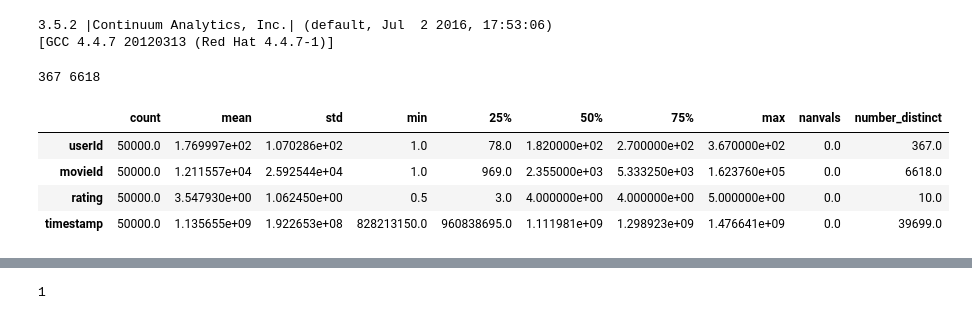
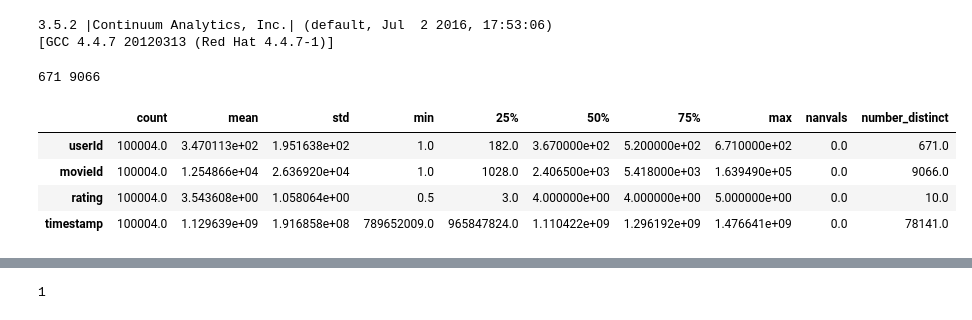
Before and after one commit to zachzhang/MovieRecommendation, a Jupyter notebook: MatFactTF.ipynb, the cells around one changed output, grey strips where cells are left out. Saved outputs shown, nothing was run; the diff lists cells and outputs as text; code cells hidden in the pictures.

```diff
--- a/MatFactTF.ipynb
+++ b/MatFactTF.ipynb
@@ -10,7 +10,7 @@ import matplotlib.pyplot as plt
 3.5.2 |Continuum Analytics, Inc.| (default, Jul  2 2016, 17:53:06)
 [GCC 4.4.7 20120313 (Red Hat 4.4.7-1)]
 # %%
-movieratings = pd.read_csv('ratings.csv', nrows = 50000)
+movieratings = pd.read_csv('ratings.csv')
 
 users = movieratings.ix[:,0].values
 songs = movieratings.ix[:,1].values
@@ -24,37 +24,37 @@ uni_songs = movieratings['movieId'].unique()
 user_map = dict(zip(uni_users,range(len(uni_users))))
 song_map = dict(zip(uni_songs,range(len(uni_songs))))
 
 user_idx =  np.array([ user_map[user] for user in users])
 song_idx =  np.array([ song_map[song] for song in songs])
 
 print(len(uni_users),len(uni_songs))
 
 perm = np.random.permutation(len(users))
 trn_idx = perm[:(len(users)*9)//10]
 val_idx = perm[(len(users)*9)//10:]
 user_idx_trn, song_idx_trn, ratings_trn = user_idx[trn_idx], song_idx[trn_idx], ratings[trn_idx]
 user_idx_val, song_idx_val, ratings_val = user_idx[val_idx], song_idx[val_idx], ratings[val_idx]
 
 def getDfSummary(input_data):
     output_data = input_data.describe(include = 'all').T
     var = pd.DataFrame(data = {'nanvals': pd.Series(), 'number_distinct': pd.Series()})
     for i in range(len(input_data.columns)):
         nanvals = input_data.ix[:,i].isnull().sum()
         number_distinct = len(input_data.ix[:,i].value_counts())
         var = var.append(pd.DataFrame([[nanvals, number_distinct]], columns = ['nanvals', 'number_distinct']))
     var.index = output_data.index.values
     output_data['nanvals'] = var['nanvals']
     output_data['number_distinct'] = var['number_distinct']
     return output_data
 
 output_data = getDfSummary(movieratings)
 output_data
 # %% [output]
-367 6618
+671 9066
 |  | count | mean | std | min | 25% | 50% | 75% | max | nanvals | number_distinct |
-| userId | 50000.0 | 1.769997e+02 | 1.070286e+02 | 1.0 | 78.0 | 1.820000e+02 | 2.700000e+02 | 3.670000e+02 | 0.0 | 367.0 |
-| movieId | 50000.0 | 1.211557e+04 | 2.592544e+04 | 1.0 | 969.0 | 2.355000e+03 | 5.333250e+03 | 1.623760e+05 | 0.0 | 6618.0 |
-| rating | 50000.0 | 3.547930e+00 | 1.062450e+00 | 0.5 | 3.0 | 4.000000e+00 | 4.000000e+00 | 5.000000e+00 | 0.0 | 10.0 |
-| timestamp | 50000.0 | 1.135655e+09 | 1.922653e+08 | 828213150.0 | 960838695.0 | 1.111981e+09 | 1.298923e+09 | 1.476641e+09 | 0.0 | 39699.0 |
+| userId | 100004.0 | 3.470113e+02 | 1.951638e+02 | 1.0 | 182.0 | 3.670000e+02 | 5.200000e+02 | 6.710000e+02 | 0.0 | 671.0 |
+| movieId | 100004.0 | 1.254866e+04 | 2.636920e+04 | 1.0 | 1028.0 | 2.406500e+03 | 5.418000e+03 | 1.639490e+05 | 0.0 | 9066.0 |
+| rating | 100004.0 | 3.543608e+00 | 1.058064e+00 | 0.5 | 3.0 | 4.000000e+00 | 4.000000e+00 | 5.000000e+00 | 0.0 | 10.0 |
+| timestamp | 100004.0 | 1.129639e+09 | 1.916858e+08 | 789652009.0 | 965847824.0 | 1.110422e+09 | 1.296192e+09 | 1.476641e+09 | 0.0 | 78141.0 |
 # %%
 def error_usr(yhat, ratings):
```
Also changed, not shown: parts of 3 cells of this notebook.
